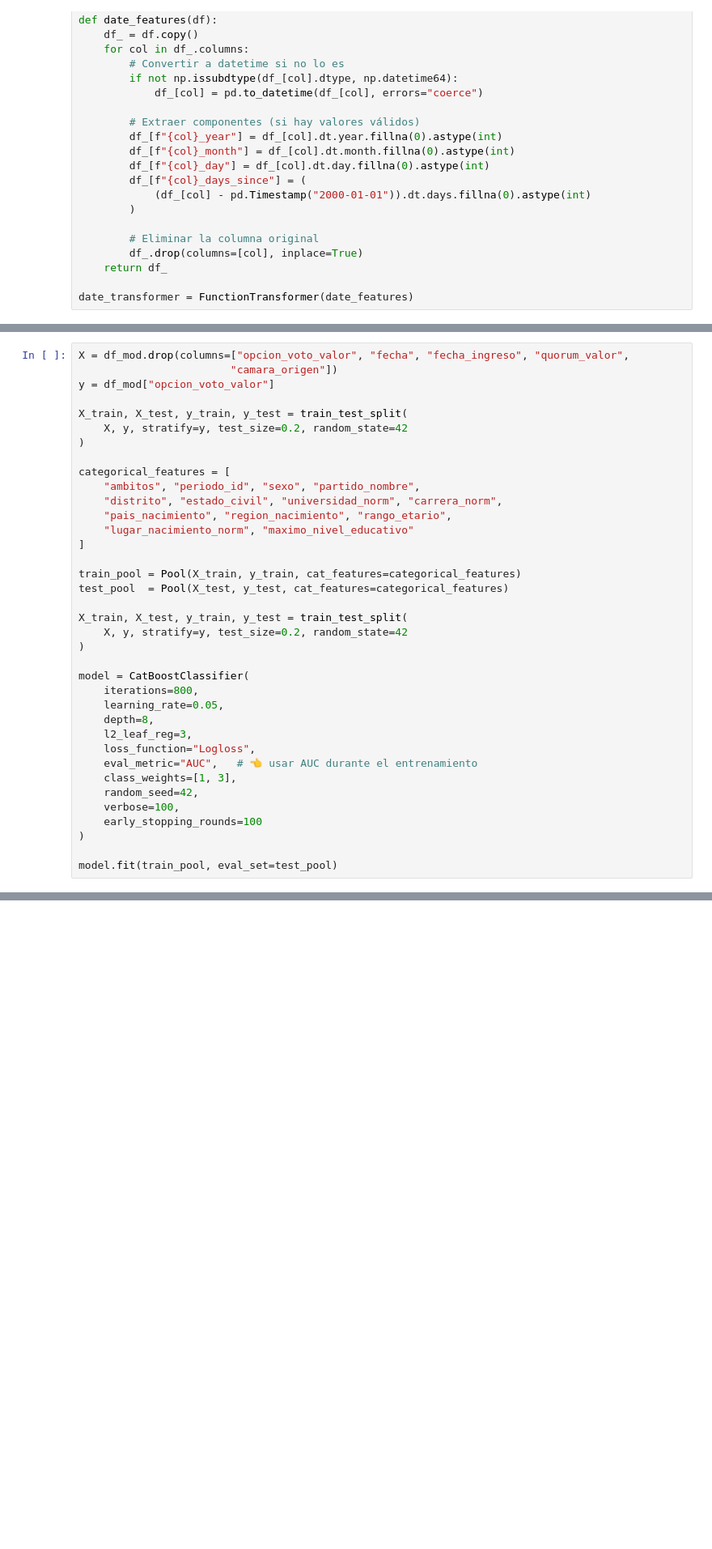
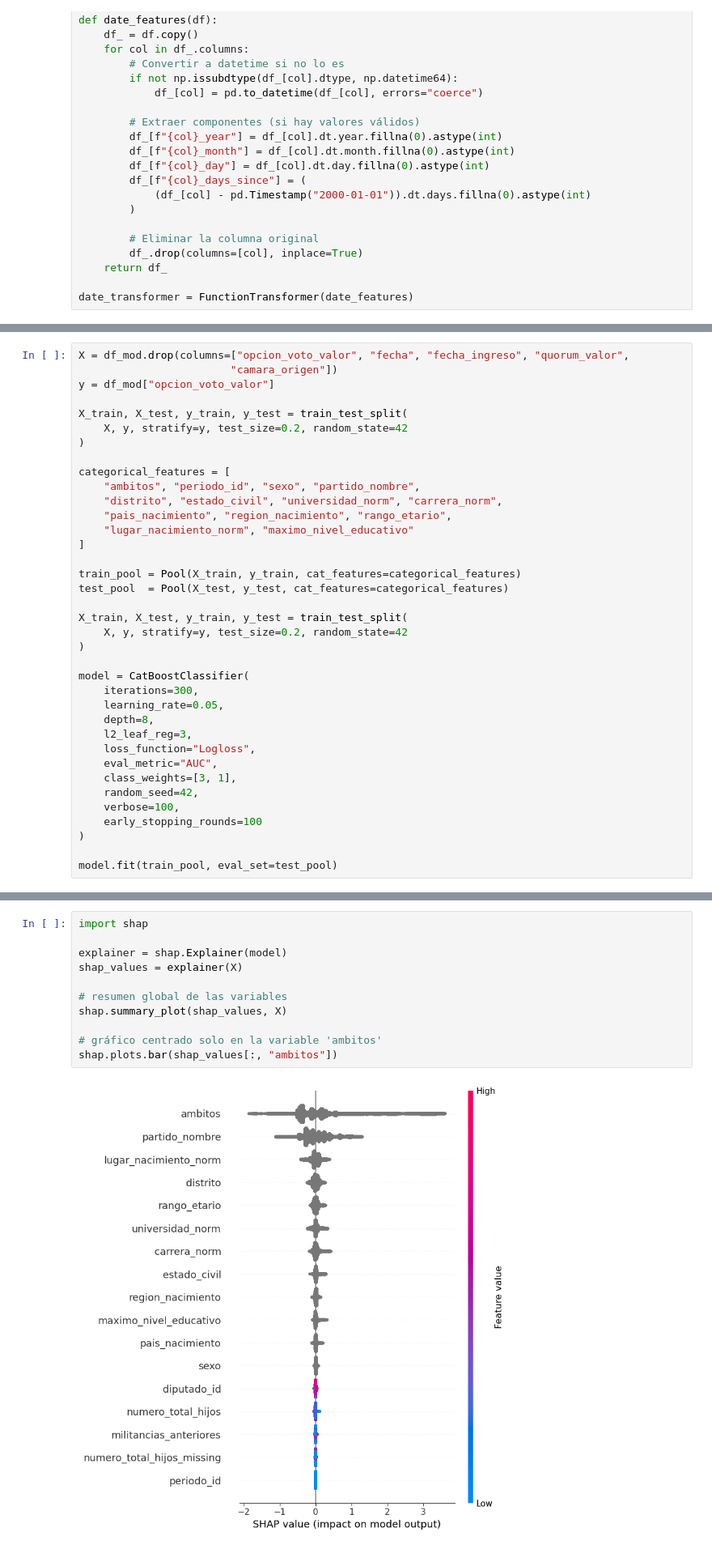
Before and after one commit to AngelBachler/Legislative-Voting-Behavior-Prediction-, a Jupyter notebook: notebooks/Análisis datos.ipynb, the cells around one changed output, grey strips where cells are left out. Shown at 81% size. Saved outputs shown, nothing was run; the diff lists cells and outputs as text; blank space fills up the shorter version.

```diff
--- a/notebooks/Análisis datos.ipynb
+++ b/notebooks/Análisis datos.ipynb
@@ -1190,13 +1199,13 @@ X_train, X_test, y_train, y_test = train_test_split(
 )
 
 model = CatBoostClassifier(
-    iterations=800,
+    iterations=300,
     learning_rate=0.05,
     depth=8,
     l2_leaf_reg=3,
     loss_function="Logloss",
-    eval_metric="AUC",   # 👈 usar AUC durante el entrenamiento
-    class_weights=[1, 3],
+    eval_metric="AUC",
+    class_weights=[3, 1],
     random_seed=42,
     verbose=100,
     early_stopping_rounds=100
@@ -1217,0 +1264,13 @@ print(feature_importance.head(15))
+# %%
+import shap
+
+explainer = shap.Explainer(model)
+shap_values = explainer(X)
+
+# resumen global de las variables
+shap.summary_plot(shap_values, X)
+
+# gráfico centrado solo en la variable 'ambitos'
+shap.plots.bar(shap_values[:, "ambitos"])
+# %% [output]
+[figure, added]
```
Also changed, not shown: parts of 26 cells of this notebook, 19 other files.
